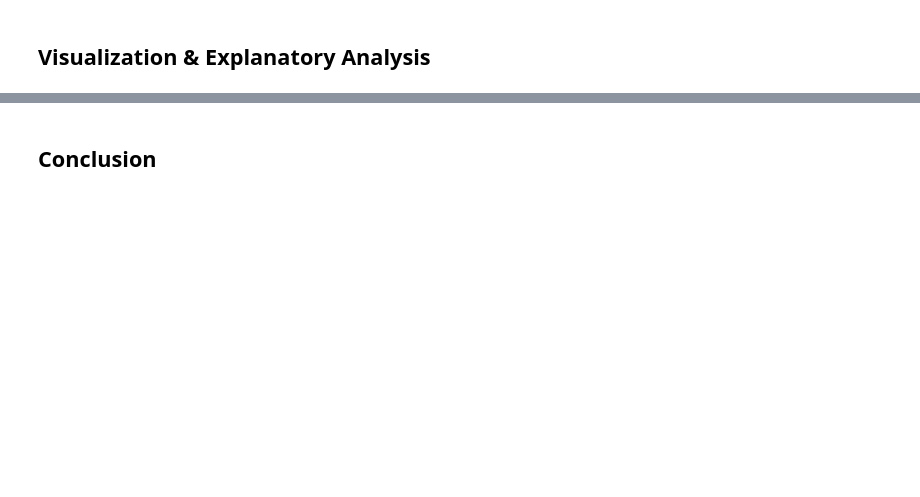
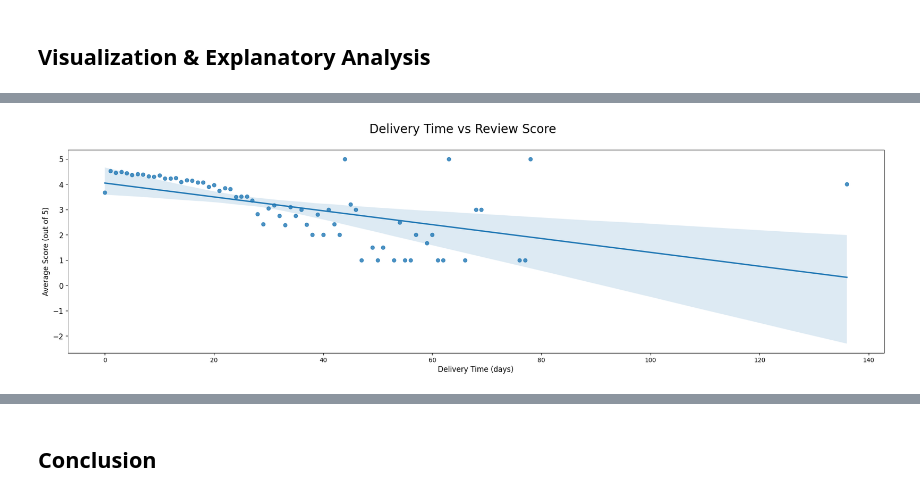
Before and after one commit to NathanAdhitya/dicoding-a555-final-project, a Jupyter notebook: notebook.ipynb, the cells around one changed output, grey strips where cells are left out. Cells and saved outputs as stored; diff of their text form; code cells hidden in the pictures; blank space fills up the shorter version.

```diff
--- a/notebook.ipynb
+++ b/notebook.ipynb
@@ -497,0 +840,7 @@ orders_df.describe(include='all')
+# %%
+order_reviews_last_90d_df = orders_order_reviews_df[orders_order_reviews_df['order_purchase_timestamp'] > start_date_filter]
+
+# Filter only those with review score
+order_reviews_last_90d_df = order_reviews_last_90d_df[order_reviews_last_90d_df['review_score'].notna()]
+
+order_reviews_last_90d_df.head()
@@ -497,0 +854,5 @@ orders_df.describe(include='all')
+# %%
+order_delivery_time_and_review_df = order_reviews_last_90d_df[["order_purchase_timestamp","order_delivered_customer_date","review_score"]]
+order_delivery_time_and_review_df["time_between_purchase_and_delivery_days"] = (order_delivery_time_and_review_df["order_delivered_customer_date"] - order_delivery_time_and_review_df["order_purchase_timestamp"]).dt.days
+
+order_delivery_time_and_review_df.head()
@@ -497,0 +879,10 @@ orders_df.describe(include='all')
+# %%
+# Average out the data
+average_delivery_and_review = (
+    order_delivery_time_and_review_df
+        .groupby(["time_between_purchase_and_delivery_days"])
+        .agg({"review_score": "mean"})
+).reset_index()
+
+
+average_delivery_and_review.head()
@@ -497,0 +896,14 @@ orders_df.describe(include='all')
+# %%
+fig, ax = plt.subplots(nrows=1, ncols=1, figsize=(24, 6))
+colors = ["#D3D3D3", "#D3D3D3", "#D3D3D3", "#D3D3D3", "#72BCD4"]
+
+sns.regplot(x="time_between_purchase_and_delivery_days", y="review_score", data=average_delivery_and_review, ax=ax)
+ax.set_ylabel("Average Score (out of 5)", fontsize=12)
+ax.set_xlabel("Delivery Time (days)", fontsize=12)
+ax.tick_params(axis ='y', labelsize=12)
+
+
+plt.suptitle("Delivery Time vs Review Score", fontsize=20)
+plt.show()
+# %% [output]
+[figure, added]
```
Also changed, not shown: parts of 73 cells of this notebook, 9 other files.
